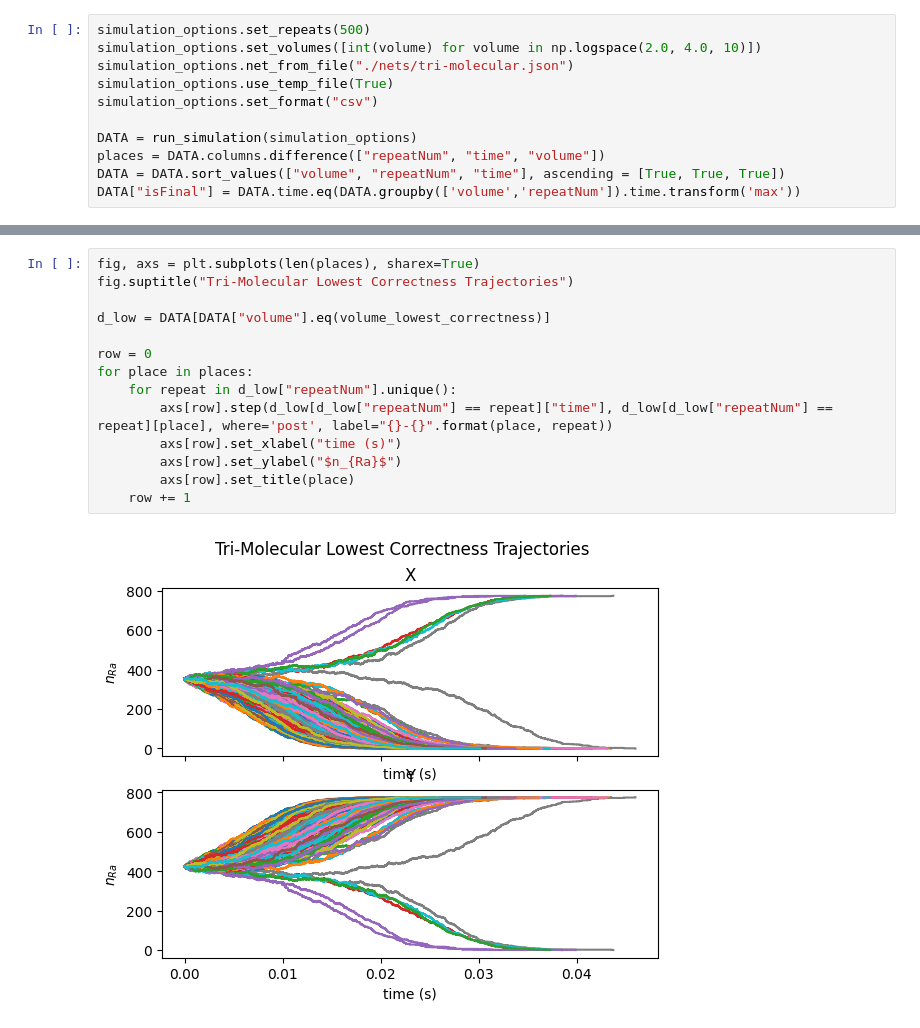
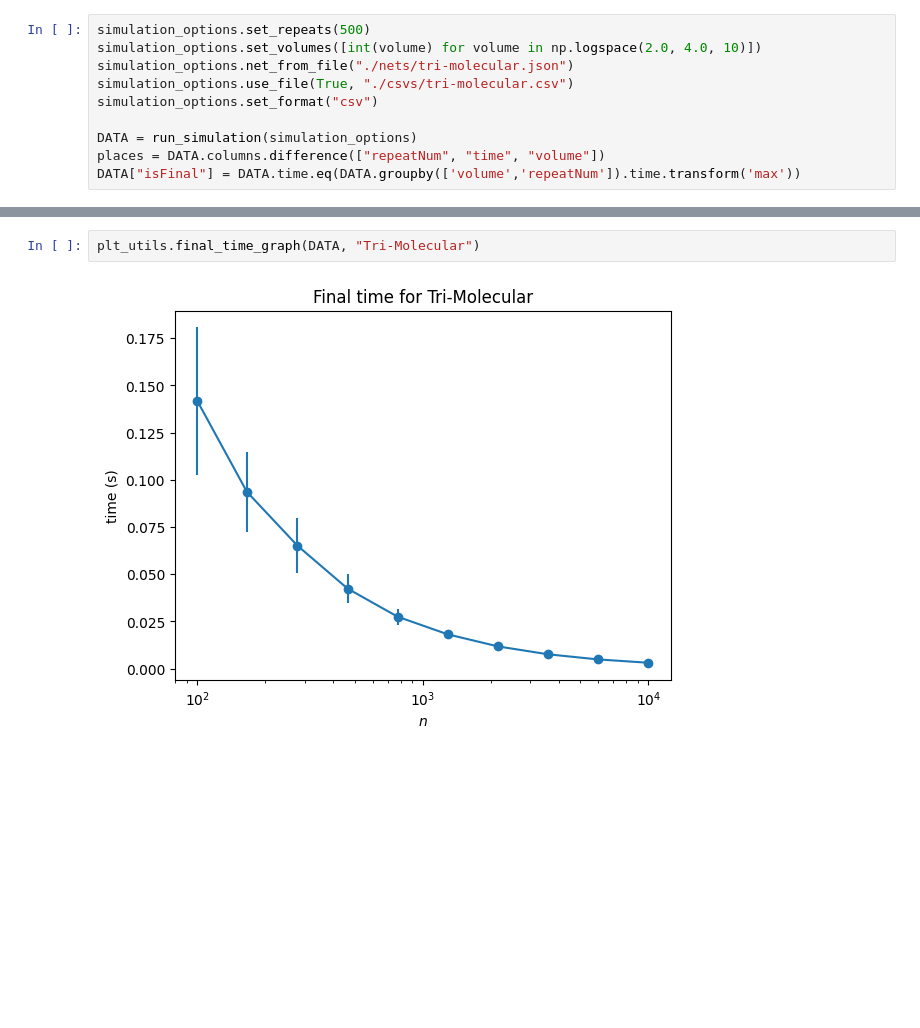
Before and after one commit to pointerless/PetriNetCRN, a Jupyter notebook: graphing/tri-molecular.ipynb, the cells around one changed output, grey strips where cells are left out. Drawn from its saved outputs; the diff is of its cells as text; blank space fills up the shorter version.

```diff
--- a/graphing/tri-molecular.ipynb
+++ b/graphing/tri-molecular.ipynb
@@ -12,10 +23,9 @@ simulation_options.set_max_time(2000)
 simulation_options.set_repeats(500)
 simulation_options.set_volumes([int(volume) for volume in np.logspace(2.0, 4.0, 10)])
 simulation_options.net_from_file("./nets/tri-molecular.json")
-simulation_options.use_temp_file(True)
+simulation_options.use_file(True, "./csvs/tri-molecular.csv")
 simulation_options.set_format("csv")
 
 DATA = run_simulation(simulation_options)
 places = DATA.columns.difference(["repeatNum", "time", "volume"])
-DATA = DATA.sort_values(["volume", "repeatNum", "time"], ascending = [True, True, True])
 DATA["isFinal"] = DATA.time.eq(DATA.groupby(['volume','repeatNum']).time.transform('max'))
@@ -65,16 +49,4 @@ plt.show()
-# %%
-fig, axs = plt.subplots(len(places), sharex=True)
-fig.suptitle("Tri-Molecular Lowest Correctness Trajectories")
-
-d_low = DATA[DATA["volume"].eq(volume_lowest_correctness)]
-
-row = 0
-for place in places:
-    for repeat in d_low["repeatNum"].unique():
-        axs[row].step(d_low[d_low["repeatNum"] == repeat]["time"], d_low[d_low["repeatNum"] == repeat][place], where='post', label="{}-{}".format(place, repeat))
-        axs[row].set_xlabel("time (s)")
-        axs[row].set_ylabel("$n_{Ra}$")
-        axs[row].set_title(place)
-    row += 1
-# %% [output]
-[figure, removed]
+# %%
+plt_utils.final_time_graph(DATA, "Tri-Molecular")
+# %% [output]
+[figure, added]
```
Also changed, not shown: parts of 9 cells of this notebook, 29 other files.
